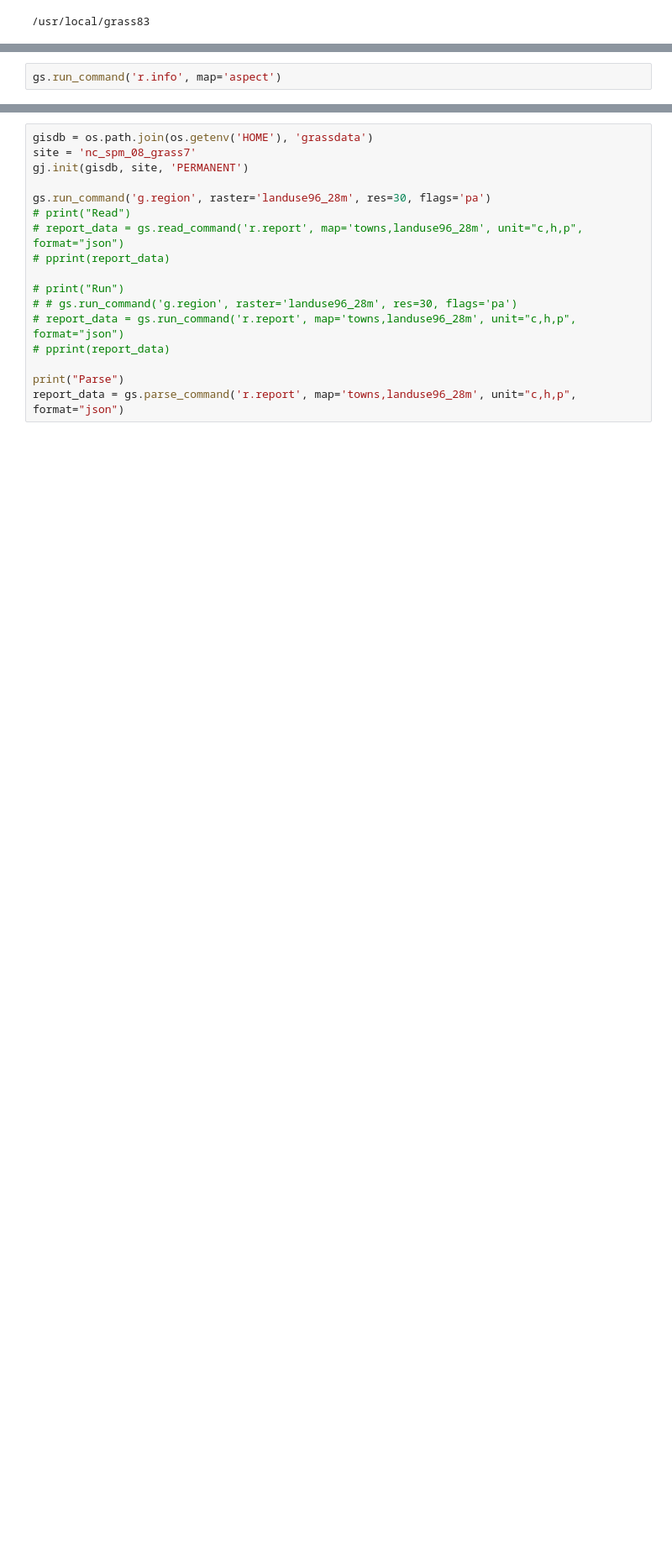
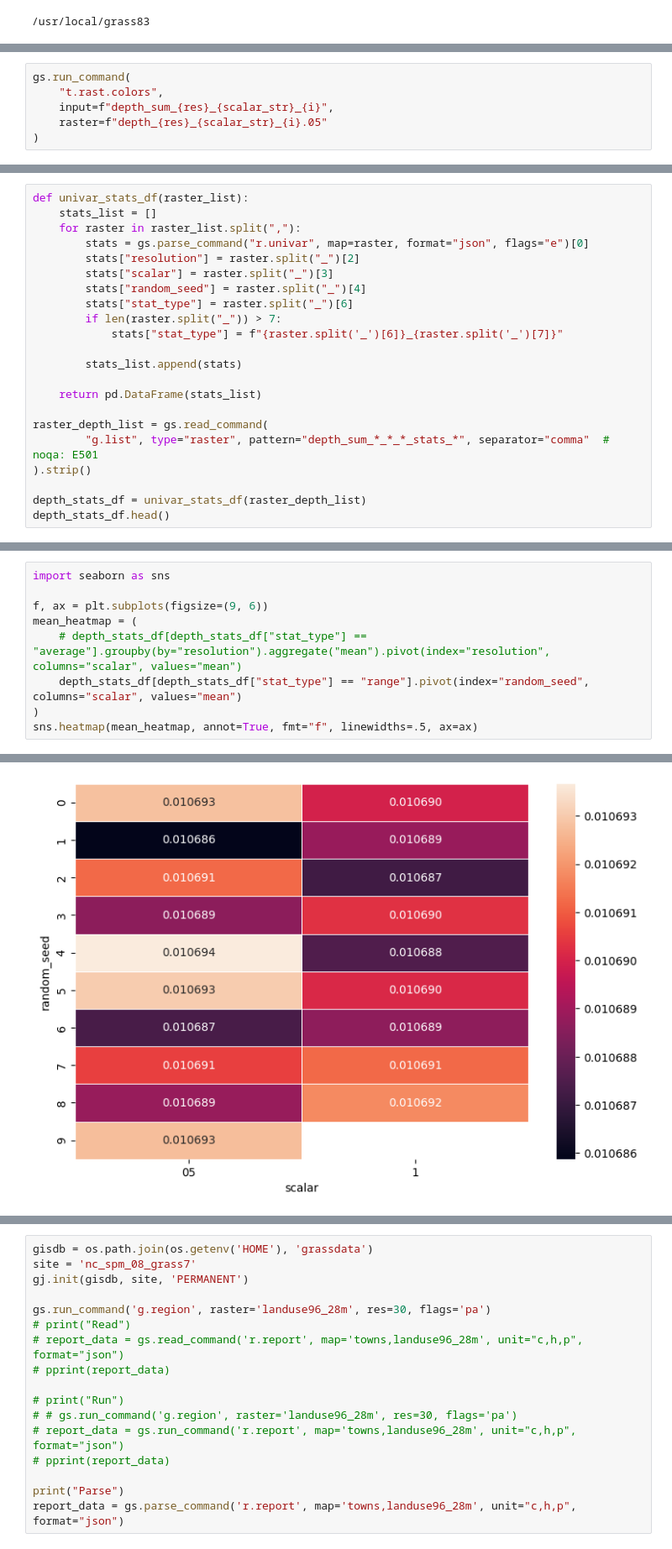
Before and after one commit to ncsu-geoforall-lab/NRCS_SIMWE, a Jupyter notebook: notebooks/interactive.ipynb, the cells around one changed output, grey strips where cells are left out. Shown at 84% size. Cells and saved outputs as stored; diff of their text form; blank space fills up the shorter version.

Commit message:
updated figures

```diff
--- a/notebooks/interactive.ipynb
+++ b/notebooks/interactive.ipynb
@@ -60,5 +82,3 @@ vs_map.add_layer_control()
 vs_map.show()
 # %% [output]
 Map(center=[0.0, 0.0], controls=(ZoomControl(options=['position', 'zoom_in_text', 'zoom_in_title', 'zoom_out_t…
-# %%
-gs.run_command('r.info', map='aspect')
@@ -82,0 +105,6 @@ gs.run_command('r.info', map='aspect')
+# %%
+gs.run_command(
+    "t.rast.colors",
+    input=f"depth_sum_{res}_{scalar_str}_{i}",
+    raster=f"depth_{res}_{scalar_str}_{i}.05"
+)
@@ -82,0 +168,22 @@ gs.run_command('r.info', map='aspect')
+# %%
+def univar_stats_df(raster_list):
+    stats_list = []
+    for raster in raster_list.split(","):
+        stats = gs.parse_command("r.univar", map=raster, format="json", flags="e")[0]
+        stats["resolution"] = raster.split("_")[2]
+        stats["scalar"] = raster.split("_")[3]
+        stats["random_seed"] = raster.split("_")[4]
+        stats["stat_type"] = raster.split("_")[6]
+        if len(raster.split("_")) > 7:
+            stats["stat_type"] = f"{raster.split('_')[6]}_{raster.split('_')[7]}"
+
+        stats_list.append(stats)
+
+    return pd.DataFrame(stats_list)
+
+raster_depth_list = gs.read_command(
+        "g.list", type="raster", pattern="depth_sum_*_*_*_stats_*", separator="comma"  # noqa: E501
+).strip()
+
+depth_stats_df = univar_stats_df(raster_depth_list)
+depth_stats_df.head()
@@ -82,0 +197,10 @@ gs.run_command('r.info', map='aspect')
+# %%
+import seaborn as sns
+
+f, ax = plt.subplots(figsize=(9, 6))
+mean_heatmap = (
+    # depth_stats_df[depth_stats_df["stat_type"] == "average"].groupby(by="resolution").aggregate("mean").pivot(index="resolution", columns="scalar", values="mean")
+    depth_stats_df[depth_stats_df["stat_type"] == "range"].pivot(index="random_seed", columns="scalar", values="mean")
+)
+sns.heatmap(mean_heatmap, annot=True, fmt="f", linewidths=.5, ax=ax)
+# %% [output]
@@ -82,0 +208 @@ gs.run_command('r.info', map='aspect')
+[figure, added]
```
Also changed, not shown: parts of 16 cells of this notebook, 3 other files.
